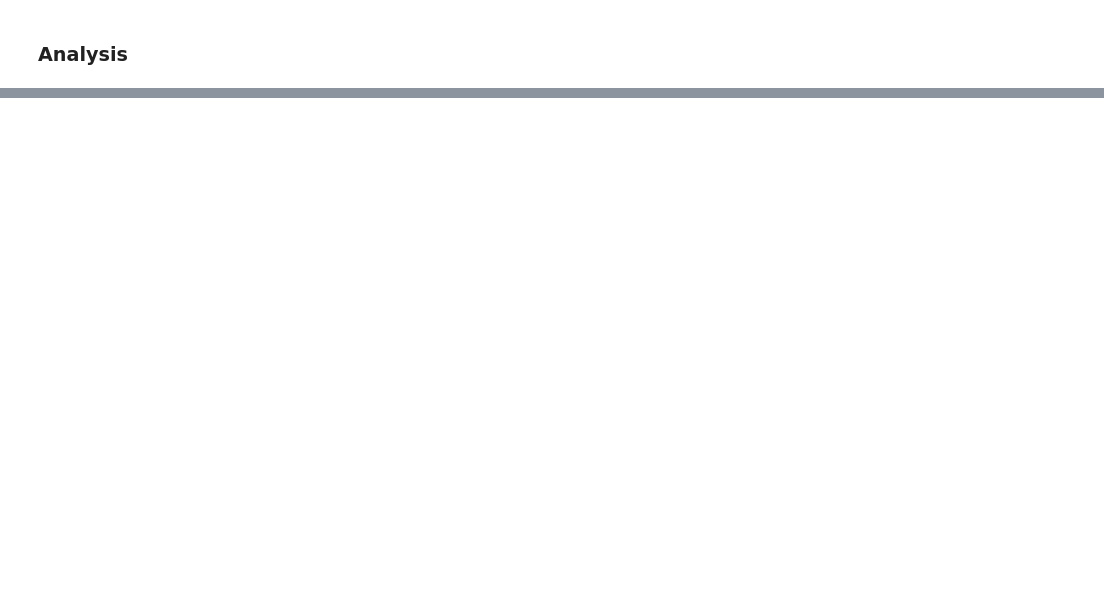
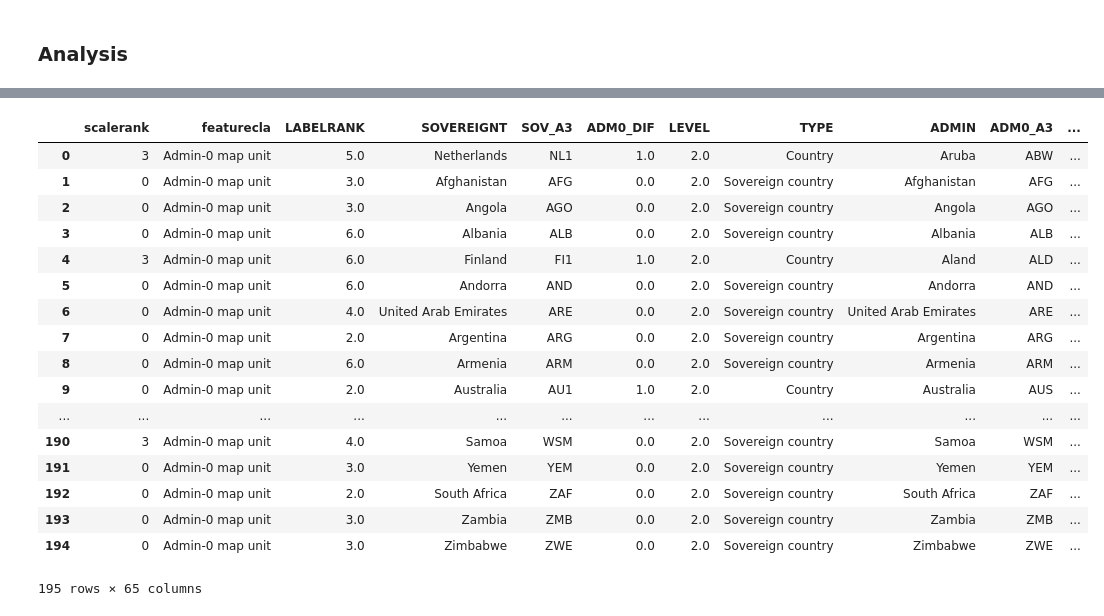
Before and after one commit to isabella232/global-immunization, a Jupyter notebook: notebooks/20170720-bm-template-merge.ipynb, the cells around one changed output, grey strips where cells are left out. Cells and saved outputs as stored; diff of their text form; code cells hidden in the pictures; blank space fills up the shorter version.

```diff
--- a/notebooks/20170720-bm-template-merge.ipynb
+++ b/notebooks/20170720-bm-template-merge.ipynb
@@ -26 +73,27 @@ df_countryNames[df_countryNames['SOV_A3'] == 'MDV']
+# %%
+# Filter for only a few categories
+df_countryFiltered = df_countryNames
+df_countryFiltered['Filter'] = df_countryFiltered['TYPE'].apply(filterCountries)
+df_countryFiltered = df_countryFiltered[df_countryFiltered['Filter'] == True]
+df_countryFiltered = df_countryFiltered.reset_index().drop(['Filter', 'index'], axis=1)
+df_countryFiltered
+# %% [output]
+|  | scalerank | featurecla | LABELRANK | SOVEREIGNT | SOV_A3 | ADM0_DIF | LEVEL | TYPE | ADMIN | ADM0_A3 | ... |
+| 0 | 3 | Admin-0 map unit | 5.0 | Netherlands | NL1 | 1.0 | 2.0 | Country | Aruba | ABW | ... |
+| 1 | 0 | Admin-0 map unit | 3.0 | Afghanistan | AFG | 0.0 | 2.0 | Sovereign country | Afghanistan | AFG | ... |
+| 2 | 0 | Admin-0 map unit | 3.0 | Angola | AGO | 0.0 | 2.0 | Sovereign country | Angola | AGO | ... |
+| 3 | 0 | Admin-0 map unit | 6.0 | Albania | ALB | 0.0 | 2.0 | Sovereign country | Albania | ALB | ... |
+| 4 | 3 | Admin-0 map unit | 6.0 | Finland | FI1 | 1.0 | 2.0 | Country | Aland | ALD | ... |
+| 5 | 0 | Admin-0 map unit | 6.0 | Andorra | AND | 0.0 | 2.0 | Sovereign country | Andorra | AND | ... |
+| 6 | 0 | Admin-0 map unit | 4.0 | United Arab Emirates | ARE | 0.0 | 2.0 | Sovereign country | United Arab Emirates | ARE | ... |
+| 7 | 0 | Admin-0 map unit | 2.0 | Argentina | ARG | 0.0 | 2.0 | Sovereign country | Argentina | ARG | ... |
+| 8 | 0 | Admin-0 map unit | 6.0 | Armenia | ARM | 0.0 | 2.0 | Sovereign country | Armenia | ARM | ... |
+| 9 | 0 | Admin-0 map unit | 2.0 | Australia | AU1 | 1.0 | 2.0 | Country | Australia | AUS | ... |
+| ... | ... | ... | ... | ... | ... | ... | ... | ... | ... | ... | ... |
+| 190 | 3 | Admin-0 map unit | 4.0 | Samoa | WSM | 0.0 | 2.0 | Sovereign country | Samoa | WSM | ... |
+| 191 | 0 | Admin-0 map unit | 3.0 | Yemen | YEM | 0.0 | 2.0 | Sovereign country | Yemen | YEM | ... |
+| 192 | 0 | Admin-0 map unit | 2.0 | South Africa | ZAF | 0.0 | 2.0 | Sovereign country | South Africa | ZAF | ... |
+| 193 | 0 | Admin-0 map unit | 3.0 | Zambia | ZMB | 0.0 | 2.0 | Sovereign country | Zambia | ZMB | ... |
+| 194 | 0 | Admin-0 map unit | 3.0 | Zimbabwe | ZWE | 0.0 | 2.0 | Sovereign country | Zimbabwe | ZWE | ... |
+195 rows × 65 columns
 # %%
```
Also changed, not shown: parts of 7 cells of this notebook, 15 other files.
